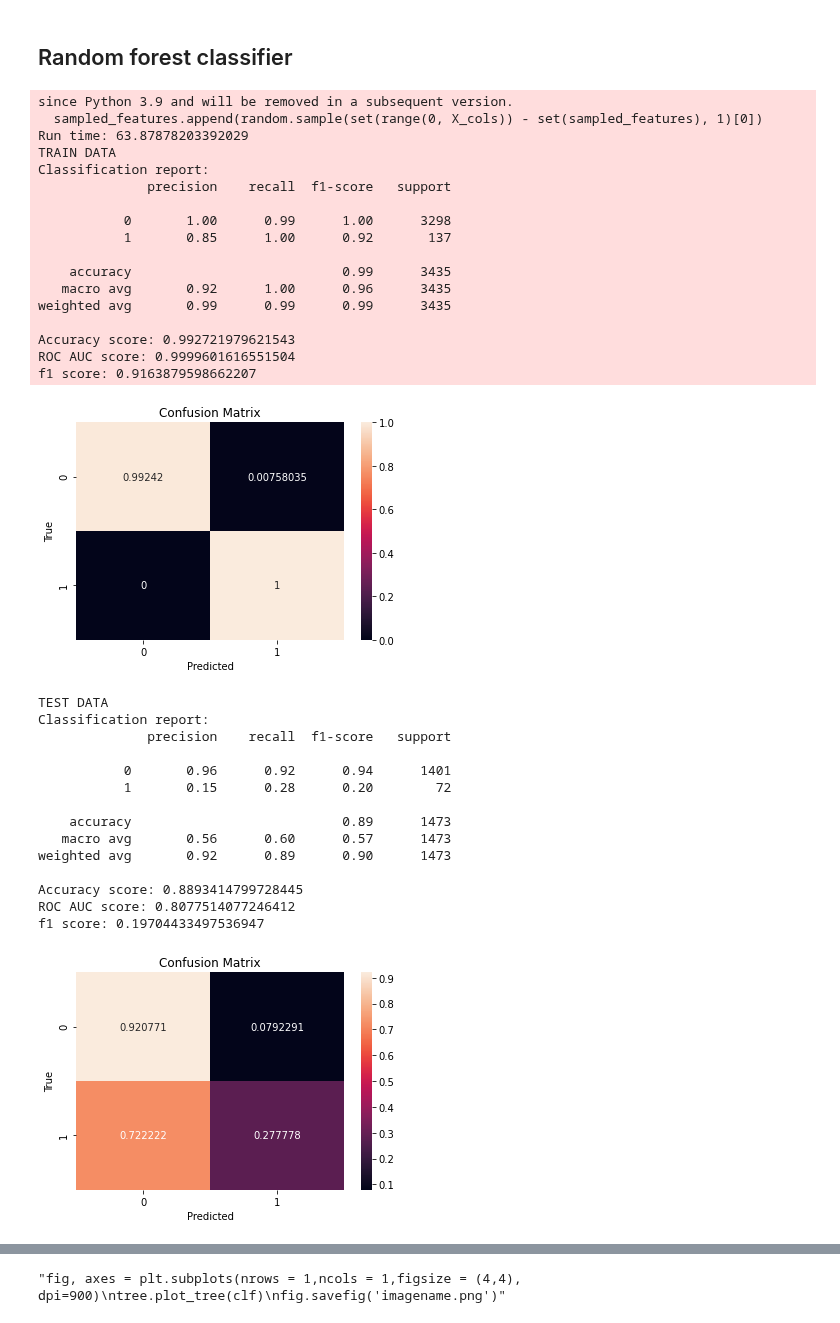
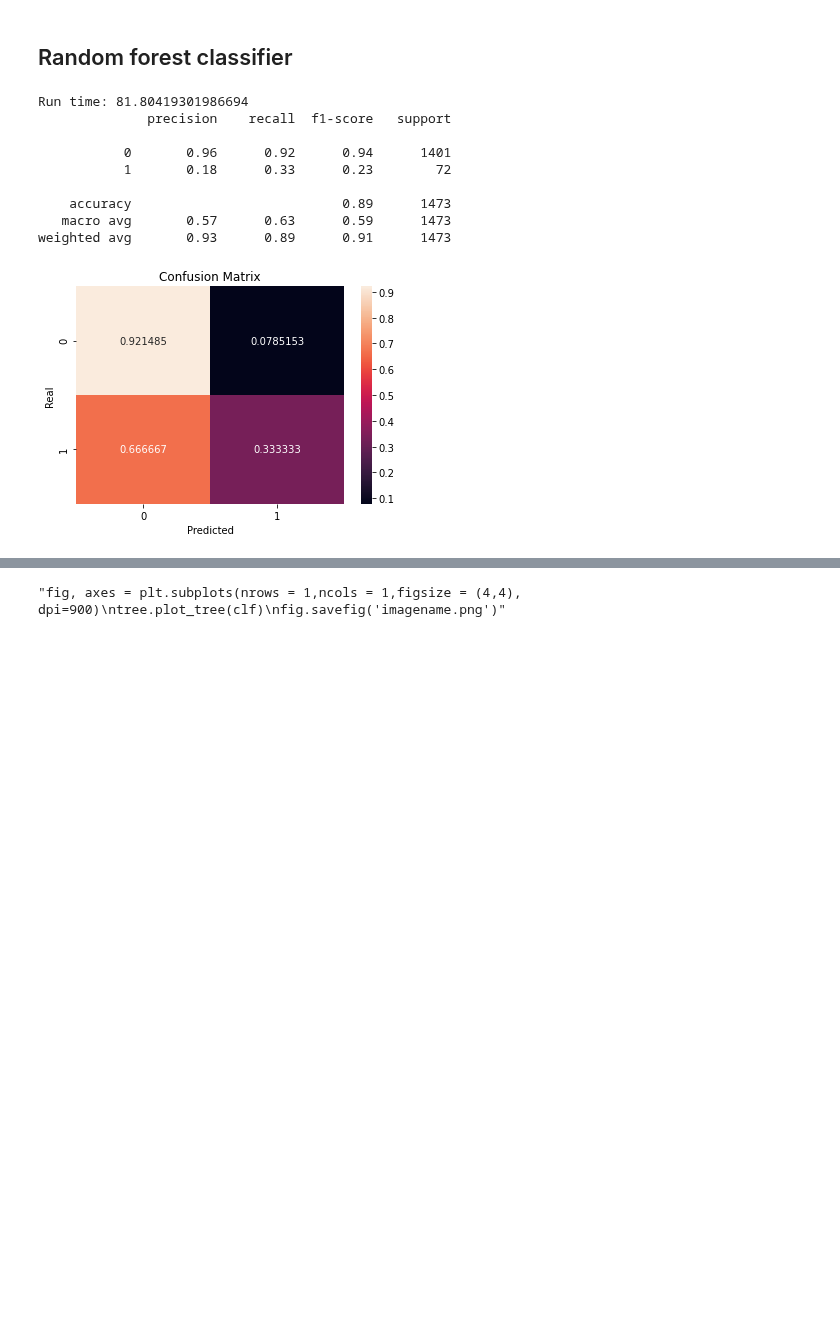
Before and after one commit to iberius96/Classification-task-for-heart-condition, a Jupyter notebook: main.ipynb, the cells around one changed output, grey strips where cells are left out. Saved outputs shown, nothing was run; the diff lists cells and outputs as text; code cells hidden in the pictures; blank space fills up the shorter version.

```diff
--- a/main.ipynb
+++ b/main.ipynb
@@ -1109,14 +1125,13 @@ def plot_confusion_matrix(y, y_predict):
 # %% [markdown]
 ## Decision tree classifier
 # %%
-import time
 start_time = time.time()
-test_tree = CustomDecisionTreeClassifier()
-test_tree.fit(X_train_SMOTE, y_train_SMOTE)
+custom_tree = CustomDecisionTreeClassifier()
+custom_tree.fit(X_train_SMOTE, y_train_SMOTE)
 print(f"Run time: {time.time() - start_time} \n")
 
 '''print("TRAIN DATA")
-score_model(test_tree, X_train, y_train)
+score_model(custom_tree, X_train, y_train)
 print("\nTEST DATA")'''
-score_model(test_tree, X_test, y_test)
+score_model(custom_tree, X_test, y_test, 'Custom Decision Tree')
 # %% [output]
@@ -1140,46 +1151,23 @@ weighted avg       0.91      0.86      0.89      1473
 # %%
 import time
 start_time = time.time()
-test_forest = CustomRandomForestClassifier()
-test_forest.fit(X_train_SMOTE, y_train_SMOTE)
+custom_forest = CustomRandomForestClassifier()
+custom_forest.fit(X_train_SMOTE, y_train_SMOTE)
 print(f"Run time: {time.time() - start_time}")
 
-print("TRAIN DATA")
-score_model(test_forest, X_train, y_train)
-print("\nTEST DATA")
-score_model(test_forest, X_test, y_test)
+'''print("TRAIN DATA")
+score_model(custom_forest, X_train, y_train)
+print("\nTEST DATA")'''
+custom_forest_class_report = score_model(custom_forest, X_test, y_test, 'Custom Random Forest')
 # %% [output]
-since Python 3.9 and will be removed in a subsequent version.
-  sampled_features.append(random.sample(set(range(0, X_cols)) - set(sampled_features), 1)[0])
-Run time: 63.87878203392029
-TRAIN DATA
-Classification report:
+Run time: 81.80419301986694
               precision    recall  f1-score   support
 
-           0       1.00      0.99      1.00      3298
-           1       0.85      1.00      0.92       137
+           0       0.96      0.92      0.94      1401
+           1       0.18      0.33      0.23        72
 
-    accuracy                           0.99      3435
-   macro avg       0.92      1.00      0.96      3435
-weighted avg       0.99      0.99      0.99      3435
-
-Accuracy score: 0.992721979621543
-ROC AUC score: 0.9999601616551504
-f1 score: 0.9163879598662207
+    accuracy                           0.89      1473
+   macro avg       0.57      0.63      0.59      1473
+weighted avg       0.93      0.89      0.91      1473
-[figure, old version]
+[figure, new version]
-TEST DATA
-Classification report:
-              precision    recall  f1-score   support
-
-           0       0.96      0.92      0.94      1401
-           1       0.15      0.28      0.20        72
-
-    accuracy                           0.89      1473
-   macro avg       0.56      0.60      0.57      1473
-weighted avg       0.92      0.89      0.90      1473
-
-Accuracy score: 0.8893414799728445
-ROC AUC score: 0.8077514077246412
-f1 score: 0.19704433497536947
-[figure, removed]
 # %% [markdown]
```
Also changed, not shown: parts of 11 cells of this notebook.
